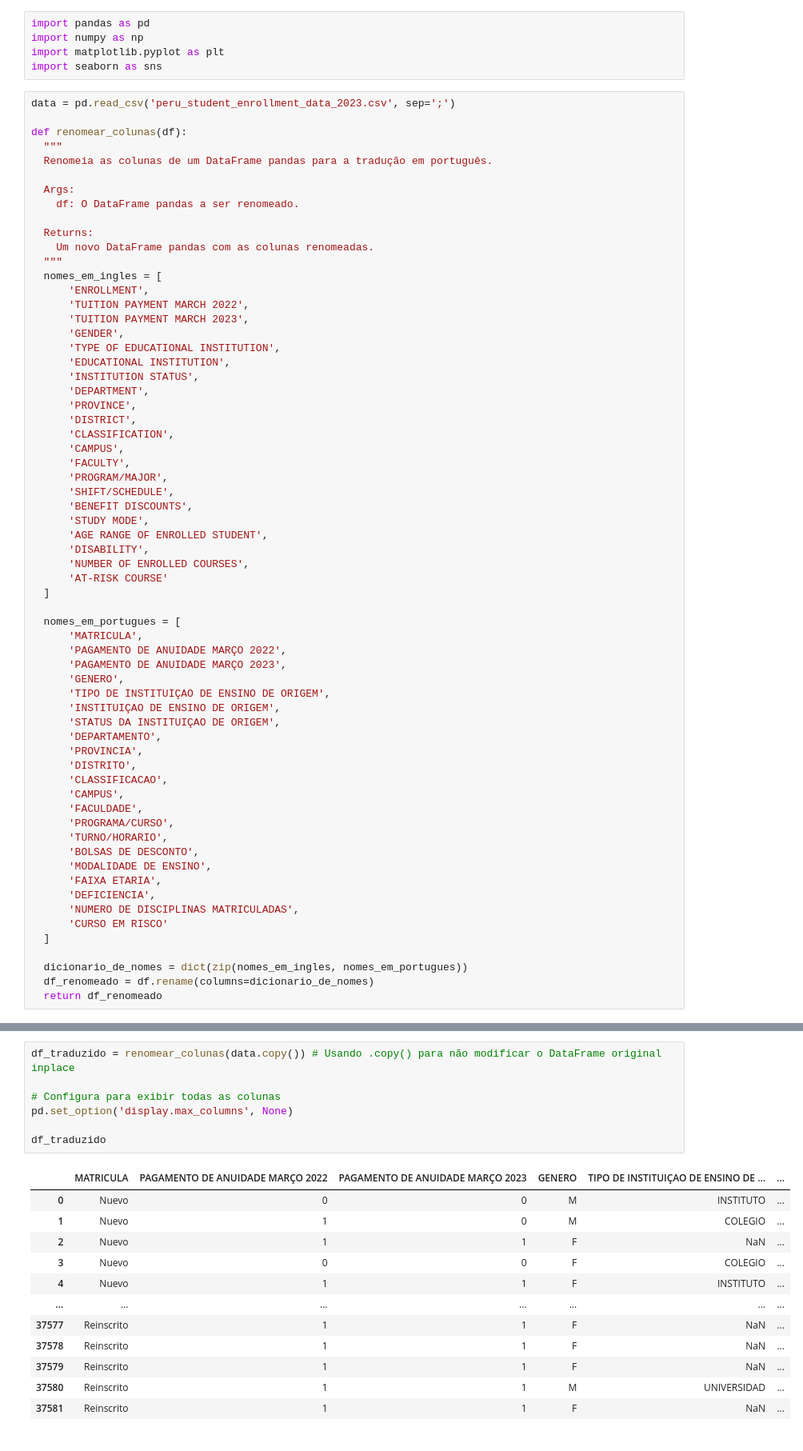
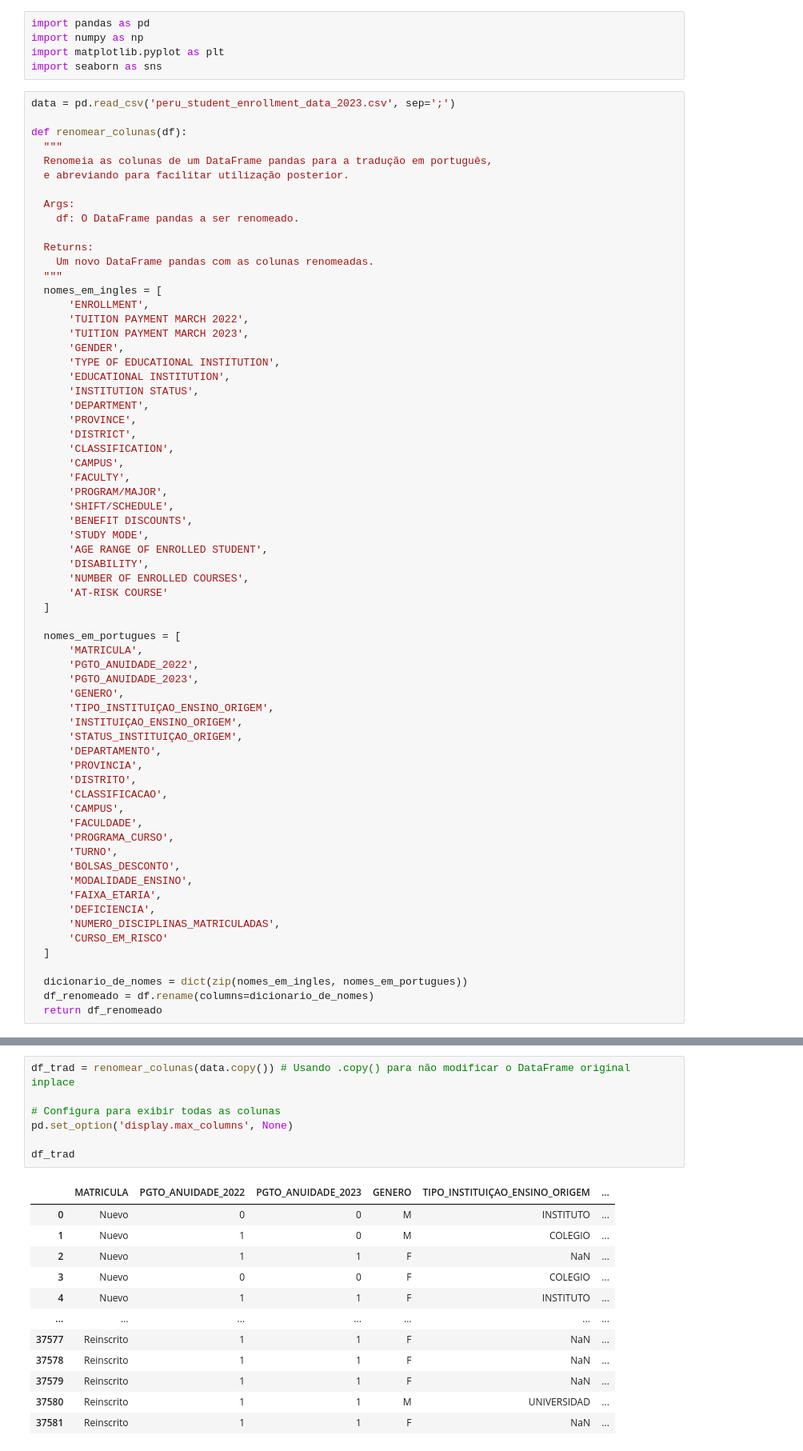
Before and after one commit to beabento/AprendizagemSupervisionada, a Jupyter notebook: projeto_escola_peru.ipynb, the cells around one changed output, grey strips where cells are left out. Shown at 80% size. Drawn from its saved outputs; the diff is of its cells as text.

```diff
--- a/projeto_escola_peru.ipynb
+++ b/projeto_escola_peru.ipynb
@@ -81,7 +88,8 @@ data = pd.read_csv('peru_student_enrollment_data_2023.csv', sep=';')
 
 def renomear_colunas(df):
   """
-  Renomeia as colunas de um DataFrame pandas para a tradução em português.
+  Renomeia as colunas de um DataFrame pandas para a tradução em português,
+  e abreviando para facilitar utilização posterior.
 
   Args:
     df: O DataFrame pandas a ser renomeado.
@@ -115,26 +123,26 @@ def renomear_colunas(df):
 
   nomes_em_portugues = [
       'MATRICULA',
-      'PAGAMENTO DE ANUIDADE MARÇO 2022',
-      'PAGAMENTO DE ANUIDADE MARÇO 2023',
+      'PGTO_ANUIDADE_2022',
+      'PGTO_ANUIDADE_2023',
       'GENERO',
-      'TIPO DE INSTITUIÇAO DE ENSINO DE ORIGEM',
-      'INSTITUIÇAO DE ENSINO DE ORIGEM',
-      'STATUS DA INSTITUIÇAO DE ORIGEM',
+      'TIPO_INSTITUIÇAO_ENSINO_ORIGEM',
+      'INSTITUIÇAO_ENSINO_ORIGEM',
+      'STATUS_INSTITUIÇAO_ORIGEM',
       'DEPARTAMENTO',
       'PROVINCIA',
       'DISTRITO',
       'CLASSIFICACAO',
       'CAMPUS',
       'FACULDADE',
-      'PROGRAMA/CURSO',
-      'TURNO/HORARIO',
-      'BOLSAS DE DESCONTO',
-      'MODALIDADE DE ENSINO',
-      'FAIXA ETARIA',
+      'PROGRAMA_CURSO',
+      'TURNO',
+      'BOLSAS_DESCONTO',
+      'MODALIDADE_ENSINO',
+      'FAIXA_ETARIA',
       'DEFICIENCIA',
-      'NUMERO DE DISCIPLINAS MATRICULADAS',
-      'CURSO EM RISCO'
+      'NUMERO_DISCIPLINAS_MATRICULADAS',
+      'CURSO_EM_RISCO'
   ]
 
   dicionario_de_nomes = dict(zip(nomes_em_ingles, nomes_em_portugues))
@@ -143,12 +153,12 @@ def renomear_colunas(df):
 # %%
-df_traduzido = renomear_colunas(data.copy()) # Usando .copy() para não modificar o DataFrame original inplace
+df_trad = renomear_colunas(data.copy()) # Usando .copy() para não modificar o DataFrame original inplace
 
 # Configura para exibir todas as colunas
 pd.set_option('display.max_columns', None)
 
-df_traduzido
+df_trad
 # %% [output]
-|  | MATRICULA | PAGAMENTO DE ANUIDADE MARÇO 2022 | PAGAMENTO DE ANUIDADE MARÇO 2023 | GENERO | TIPO DE INSTITUIÇAO DE ENSINO DE ... | ... |
+|  | MATRICULA | PGTO_ANUIDADE_2022 | PGTO_ANUIDADE_2023 | GENERO | TIPO_INSTITUIÇAO_ENSINO_ORIGEM | ... |
 | 0 | Nuevo | 0 | 0 | M | INSTITUTO | ... |
 | 1 | Nuevo | 1 | 0 | M | COLEGIO | ... |
 | 2 | Nuevo | 1 | 1 | F | NaN | ... |
```
Also changed, not shown: parts of 30 cells of this notebook.
